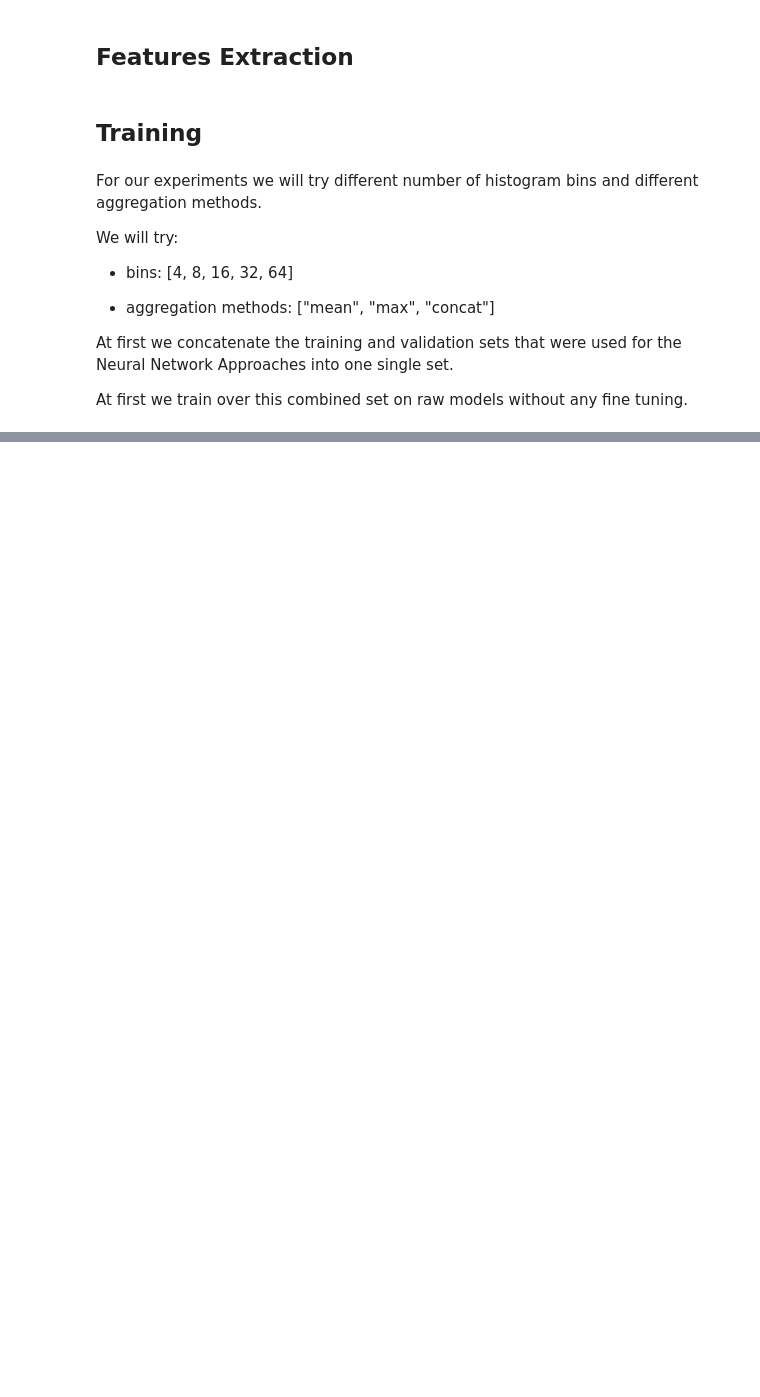
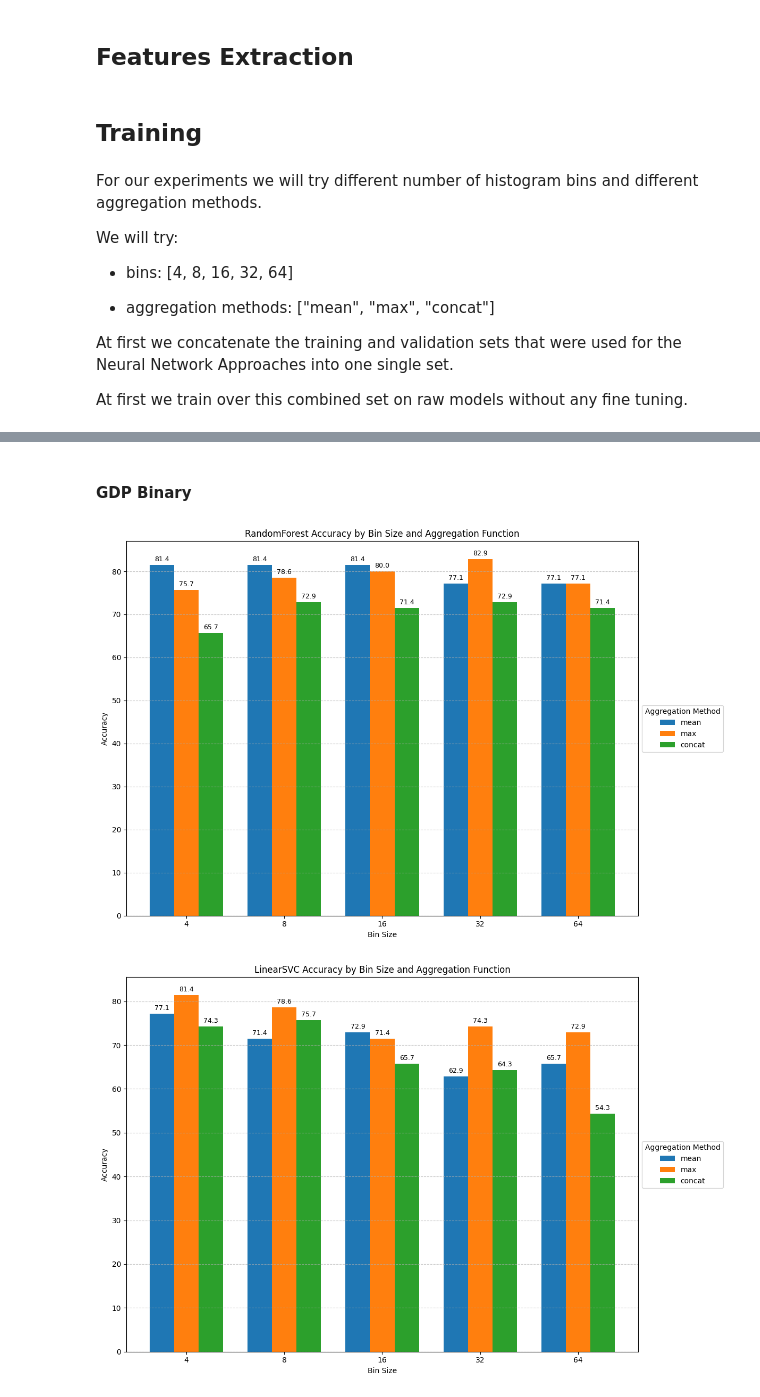
Before and after one commit to pleleGit/SatSenseAI, a Jupyter notebook: training/TraditionalModels/traditionalModels.ipynb, the cells around one changed output, grey strips where cells are left out. Cells and saved outputs as stored; diff of their text form; code cells hidden in the pictures; blank space fills up the shorter version.

Commit message:
Final implementation of traditional ML algorothms
-Add both classification and regression for 3 distinct metrics: GDP, Energy Consumption and CO2 emissions

```diff
--- a/training/TraditionalModels/traditionalModels.ipynb
+++ b/training/TraditionalModels/traditionalModels.ipynb
@@ -312,6 +178,0 @@ for key in predictions_dict:
-# %%
-with open("classification_reports.pkl", "wb") as f:
-    pickle.dump(classification_reports, f)
-
-with open("confusion_matrices.pkl", "wb") as f:
-    pickle.dump(confusion_matrices, f)
@@ -384,0 +698,21 @@ array([71, 66, 72, 74, 78, 41, 40, 40, 42, 44, 45, 46])
+# %%
+def compute_metrics(predictions_dict, features_dict, type):
+    mae = {}
+    rmse = {}
+    accuracy = {}
+    for key in predictions_dict:
+        mae[key] = {}
+        rmse[key] = {}
+        accuracy[key] = {}
+
+        for model_name, model_data in predictions_dict[key].items():
+            y_pred = model_data["predictions"]
+            y_true = features_dict[key]["y_test"]
+
+            if type == "classification":
+                accuracy[key][model_name] = accuracy_score(y_true, y_pred)*100
+            else:
+                mae[key][model_name] = mean_absolute_error(y_true, y_pred)
+                rmse[key][model_name] = root_mean_squared_error(y_true, y_pred)
+
+    return mae, rmse, accuracy
@@ -384,0 +761,15 @@ array([71, 66, 72, 74, 78, 41, 40, 40, 42, 44, 45, 46])
+# %% [markdown]
+#### GDP Binary
+# %%
+with open(os.path.join(current_dir, "gdp\\classification\\predictions_dict.pkl"), "rb") as f:
+    predicitons_dict = pickle.load(f)
+
+with open(os.path.join(current_dir, "gdp\\classification\\features_dict.pkl"), "rb") as f:
+    features_dict = pickle.load(f)
+# %%
+_, _, accuracy = compute_metrics(predicitons_dict, features_dict, "classification", )
+# %%
+plot(accuracy, "Accuracy", ["RandomForest", "LinearSVC", "DecisionTree"])
+# %% [output]
+[figure, added]
+[figure, added]
```
Also changed, not shown: parts of 99 cells of this notebook.
